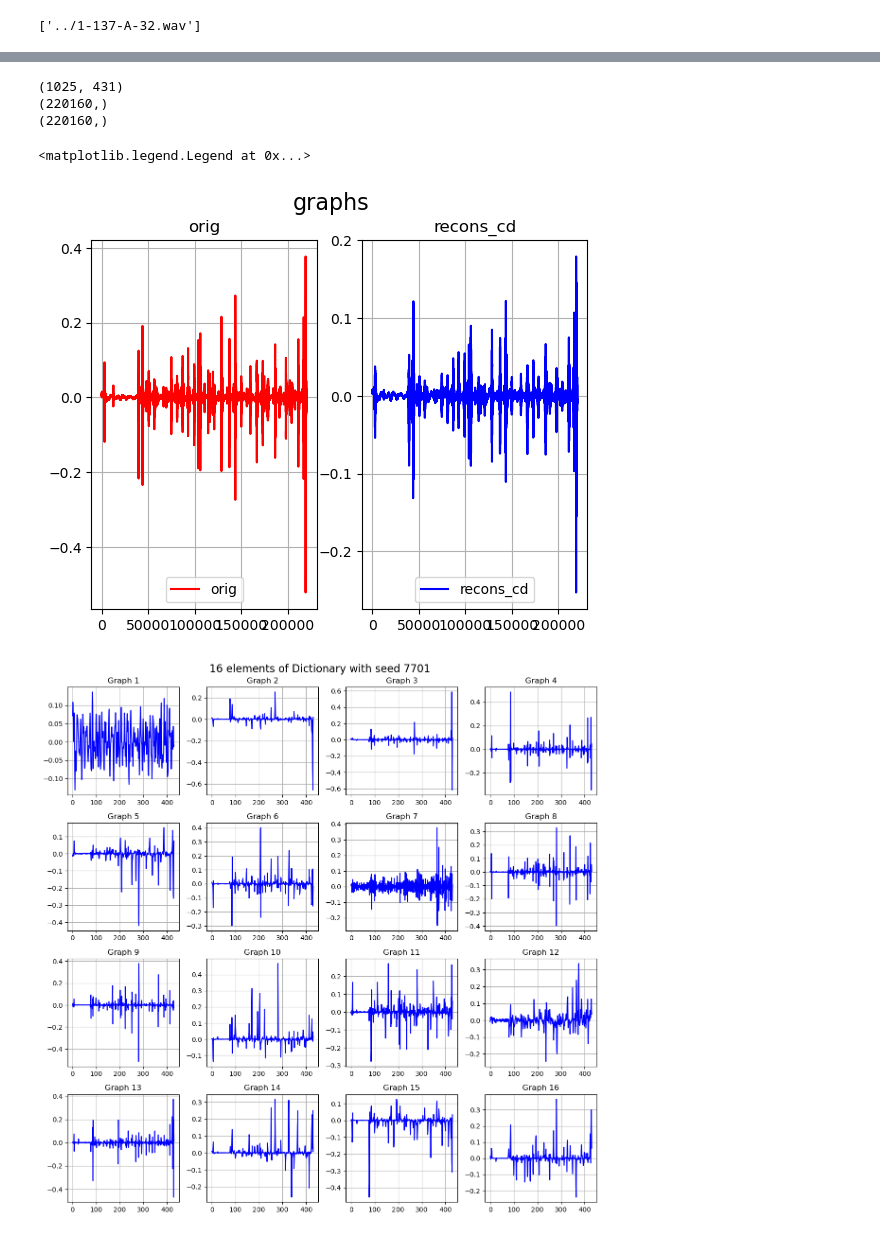
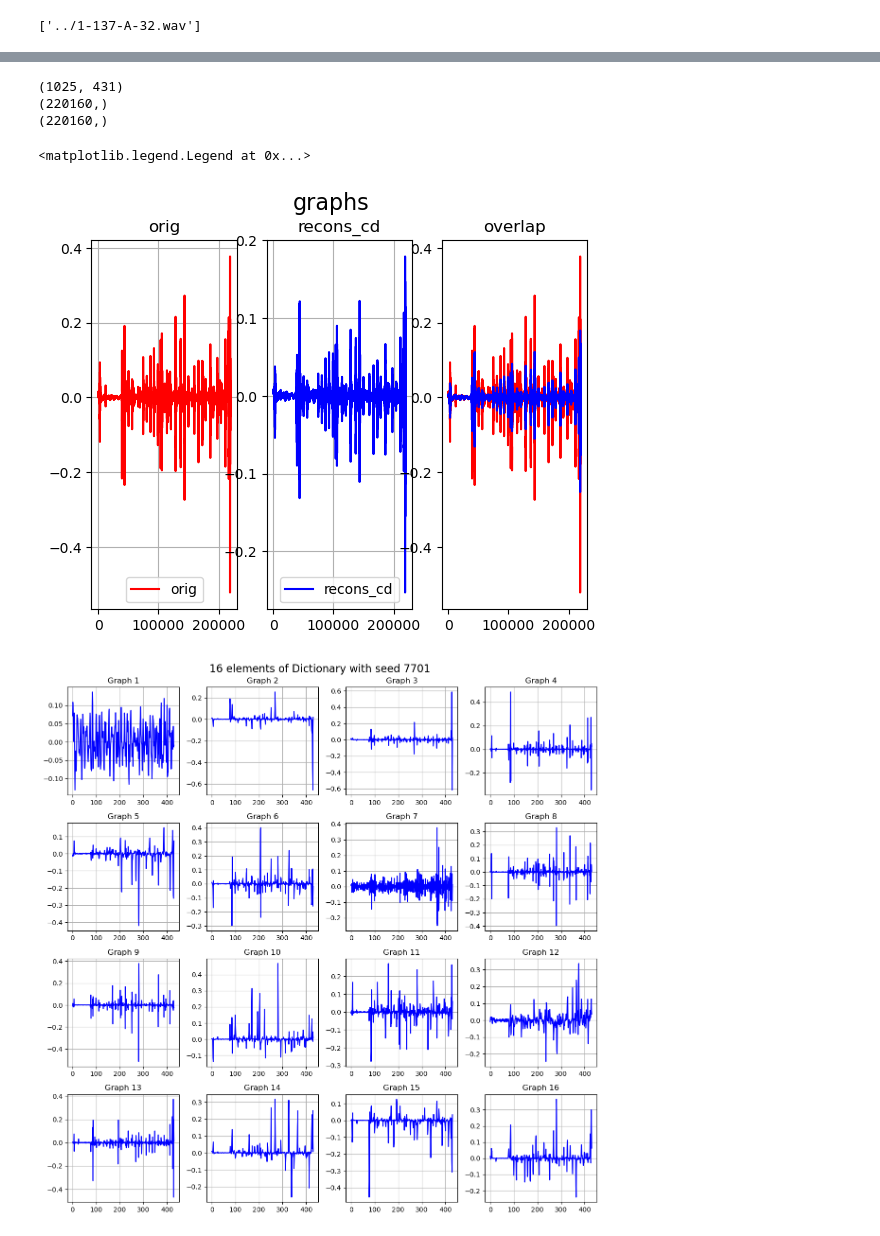
Before and after one commit to Marte77/explainable-statistical-learning, a Jupyter notebook: project1/lasso_martinho/codigoquedeu.ipynb, the cells around one changed output, grey strips where cells are left out. Saved outputs shown, nothing was run; the diff lists cells and outputs as text; code cells hidden in the pictures.

Commit message:
with yu jin's audio reconstruction graph

```diff
--- a/project1/lasso_martinho/codigoquedeu.ipynb
+++ b/project1/lasso_martinho/codigoquedeu.ipynb
@@ -103,34 +104,37 @@ plt.plot(
             #label="%s: %s nonzero coefs,\n%.2f error" % ("pff", density, squared_error),
         )
 plt.plot(reconstructed_audio, "-", color="blue", label="reconstrcuted", lw=2)
 plt.plot(reconstructed_audio_cd, "-", color="green", label="reconstrcuted with cd", lw=2)
 plt.legend()
 plt.show()"""
 fig, axes = plt.subplots(1, 3)  # 4 rows, 4 columns
 fig.suptitle('graphs', fontsize=16)  # Main title
 axes[0].plot(orig, color="red")
 #axes[1].plot(reconstructed_audio, color="green")
 axes[1].plot(reconstructed_audio_cd, color="blue")
+axes[2].plot(orig, color="red")
+axes[2].plot(reconstructed_audio_cd, color="blue")
 axes[0].set_title("orig")
 #axes[1].set_title("recons")
 axes[1].set_title("recons_cd")
+axes[2].set_title("overlap")
 axes[0].grid(True)
 axes[1].grid(True)
 #axes[3].plot(orig, "-", color="red", label="original")
 #axes[3].plot(reconstructed_audio_cd, "-", color="blue", label="recons_cd")
 #axes[3].plot(reconstructed_audio, "-", color="green", label="recons")
 #axes[3].grid(True)
 #axes[3].set_ylim(-0.2,0.2)
 a#xes[3].set_title("overlaps")
 axes[0].legend([axes[0].get_title()],loc="lower center")
 #axes[1].legend([axes[1].get_title()],loc="upper center")
 axes[1].legend([axes[1].get_title()],loc="lower center")
 # %% [output]
 (1025, 431)
 (220160,)
 (220160,)
 <matplotlib.legend.Legend at 0x...>
-[figure, old version]
+[figure, new version]
 # %%
 #plt.plot(dictionary.components_[1], "-", color="blue", label="component", lw=2)
 
```
Also changed, not shown: parts of 2 cells of this notebook.
